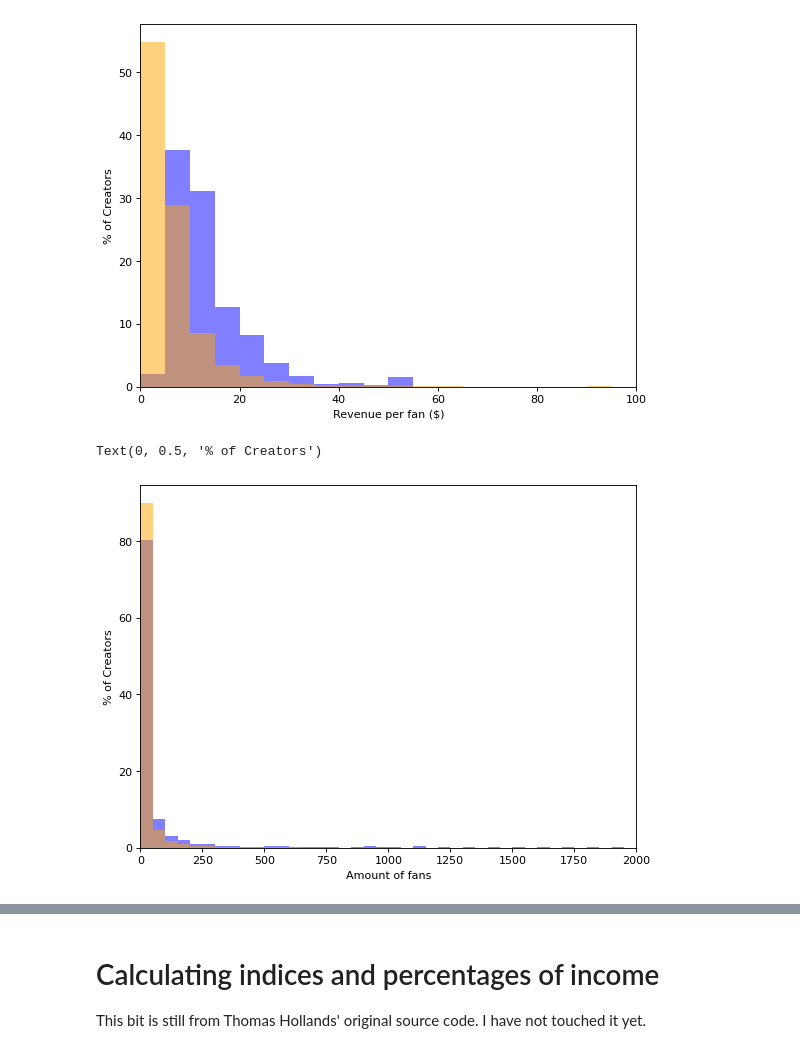
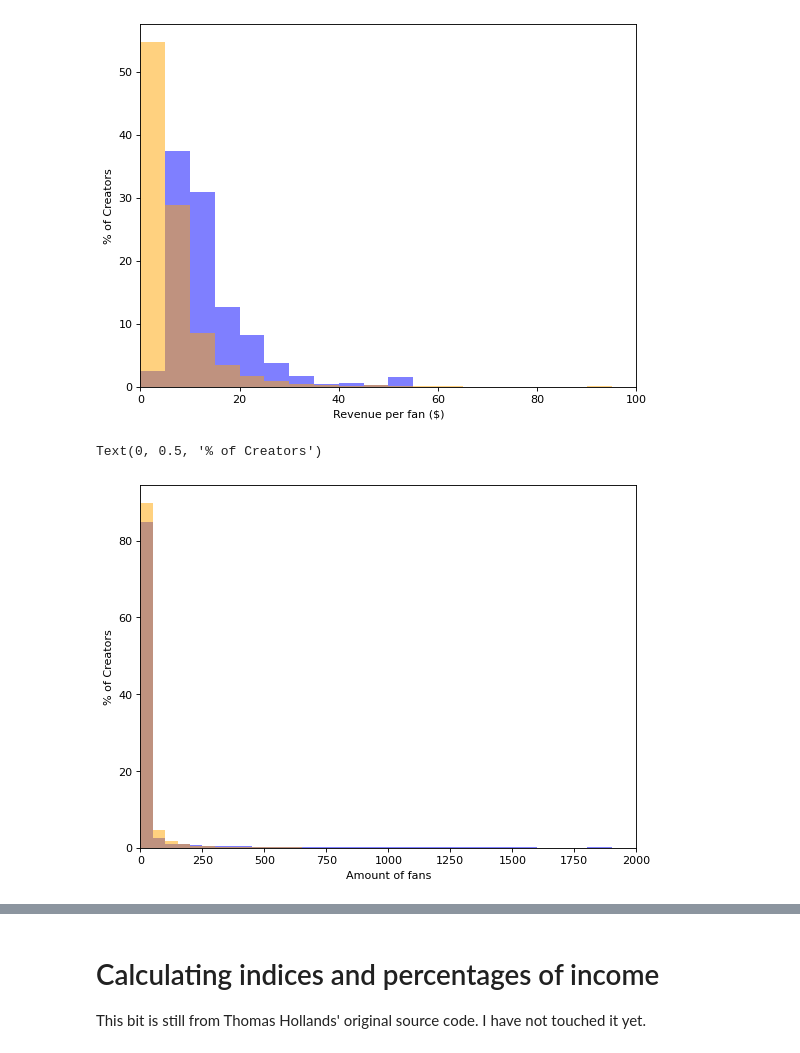
Before and after one commit to fpjnijweide/passion_economy, a Jupyter notebook: Passion economy creator data.ipynb, the cells around one changed output, grey strips where cells are left out. Saved outputs shown, nothing was run; the diff lists cells and outputs as text; code cells hidden in the pictures.

```diff
--- a/Passion economy creator data.ipynb
+++ b/Passion economy creator data.ipynb
@@ -400,3 +345,6 @@ onlyfans.describe().round(2)
+# %%
+onlyfans = pd.read_csv("onlyfans.csv")
+patreon=pd.read_csv("patreon.csv")
 # %%
 patreon2 = patreon.copy(deep=True)
 patreon2 = patreon2.drop(['link','description','daysRunning','patreonPublishedAt'],axis=1)
@@ -435,16 +368,20 @@ combined
 # a_length = onlyfans.revenue.dropna().size
 # a = 100*(a/a_length)
 from matplotlib.pyplot import figure
+prop_cycle = plt.rcParams['axes.prop_cycle']
+colors = prop_cycle.by_key()['color']
+onlyfans_color = colors[0]
+patreon_color=colors[1]
 
 figure(figsize=(8, 6), dpi=80)
 
 width=50
 xlim = 5000
-hist1, bins1 = np.histogram(onlyfans.revenue.dropna(),bins=range(0,xlim,width))
-plt.bar(bins1[:-1],100*hist1.astype(np.float32) / hist1.sum(), width=(width),color='blue',alpha=0.5,align='edge')
+hist1, bins1 = np.histogram(onlyfans.revenue.dropna(),bins=range(0,xlim+width,width))
+plt.bar(bins1[:-1],100*hist1.astype(np.float32) / hist1.sum(), width=(width),color=onlyfans_color,alpha=0.5,align='edge')
 
-hist2, bins2 = np.histogram(patreon.earnings.dropna(),bins=range(0,xlim,width))
-plt.bar(bins2[:-1],100*hist2.astype(np.float32) / hist2.sum(), width=(width),color='orange',alpha=0.5,align='edge')
+hist2, bins2 = np.histogram(patreon.earnings.dropna(),bins=range(0,xlim+width,width))
+plt.bar(bins2[:-1],100*hist2.astype(np.float32) / hist2.sum(), width=(width),color=patreon_color,alpha=0.5,align='edge')
 
 # a.plot(kind='hist',bins=500,xlim=(0,10000),density=True)
 # patreon.earnings.dropna().plot(kind='hist',bins=500,xlim=(0,10000))
@@ -480,21 +417,21 @@ Text(0, 0.5, '% of Creators')
 # %%
 figure(figsize=(8, 6), dpi=80)
 
 width=50
 xlim = 2000
-hist1, bins1 = np.histogram(onlyfans.fans.dropna(),bins=range(0,xlim,width))
-plt.bar(bins1[:-1],100*hist1.astype(np.float32) / hist1.sum(), width=(width),color='blue',alpha=0.5,align='edge')
+hist1, bins1 = np.histogram(onlyfans.fans.dropna(),bins=np.arange(0,onlyfans.fans.max(),width))
+plt.bar(bins1[:-1],100*hist1.astype(np.float32) / hist1.sum(), width=(width),color=onlyfans_color,alpha=0.5,align='edge')
 
-hist2, bins2 = np.histogram(patreon.patrons.dropna(),bins=range(0,xlim,width))
-plt.bar(bins2[:-1],100*hist2.astype(np.float32) / hist2.sum(), width=(width),color='orange',alpha=0.5,align='edge')
+hist2, bins2 = np.histogram(patreon.patrons.dropna(),bins=np.arange(0,patreon.patrons.max(),width))
+plt.bar(bins2[:-1],100*hist2.astype(np.float32) / hist2.sum(), width=(width),color=patreon_color,alpha=0.5,align='edge')
 
 # a.plot(kind='hist',bins=500,xlim=(0,10000),density=True)
 # patreon.earnings.dropna().plot(kind='hist',bins=500,xlim=(0,10000))
 plt.xlabel('Amount of fans')
 plt.xlim(0,xlim)
 plt.ylabel('% of Creators')
 
 # plt.ylim(0,200)
 # %% [output]
 Text(0, 0.5, '% of Creators')
-[figure, old version]
+[figure, new version]
```
Also changed, not shown: parts of 37 cells of this notebook, 1 other file.
